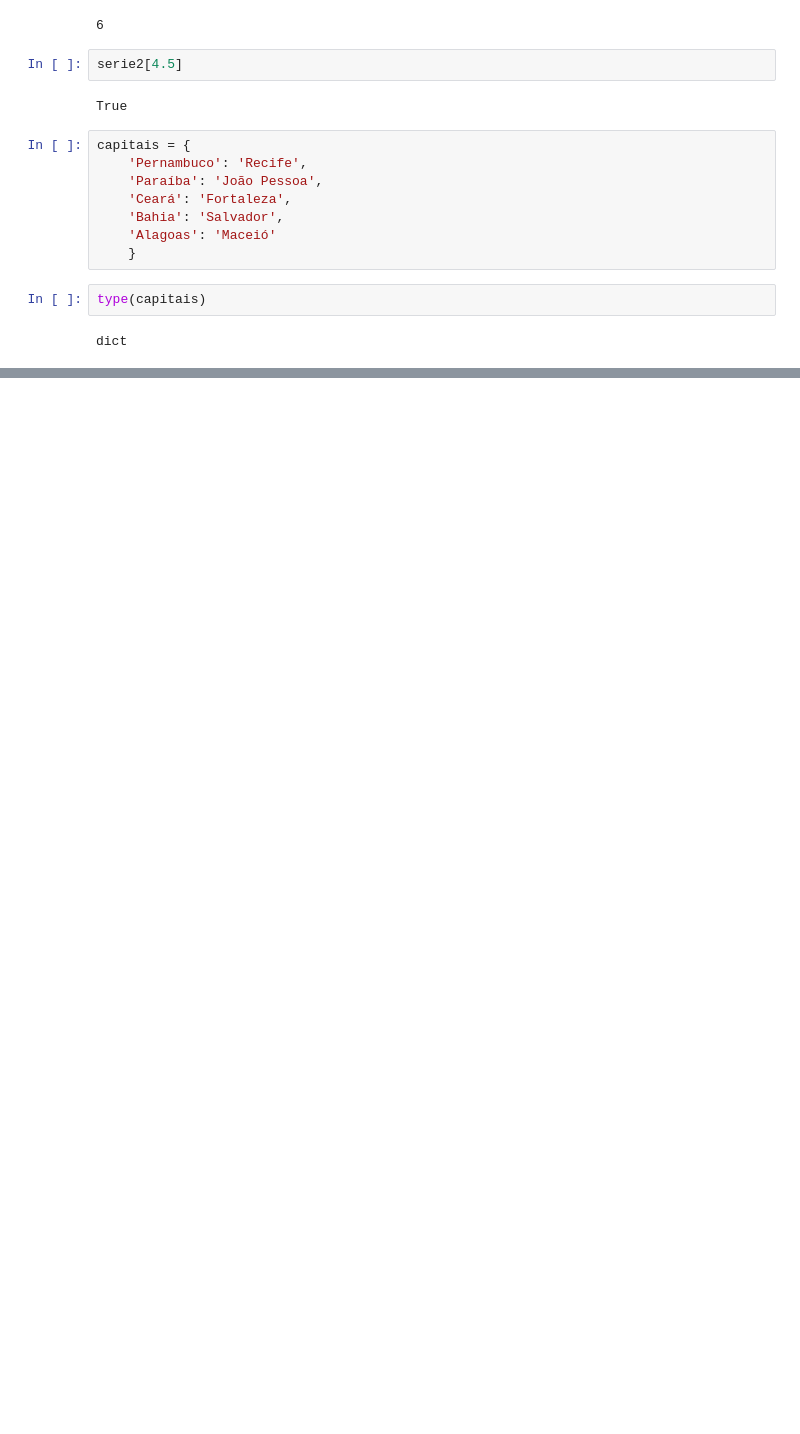
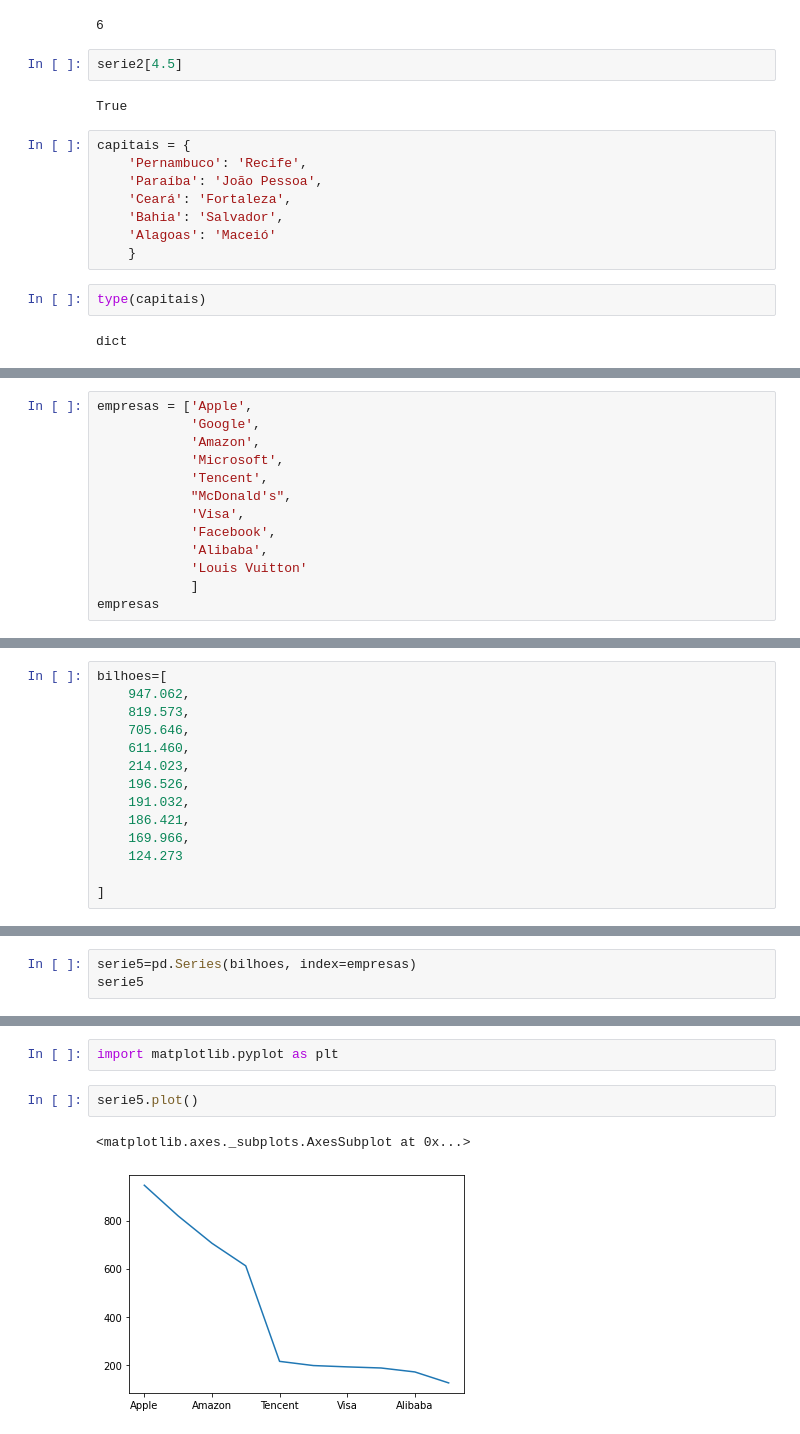
Before and after one commit to guilpassos/Data_Science, a Jupyter notebook: Fuctura_Python3_Aula_Pandas.ipynb, the cells around one changed output, grey strips where cells are left out. Saved outputs shown, nothing was run; the diff lists cells and outputs as text; blank space fills up the shorter version.

```diff
--- a/Fuctura_Python3_Aula_Pandas.ipynb
+++ b/Fuctura_Python3_Aula_Pandas.ipynb
@@ -86,0 +142,13 @@ dict
+# %%
+empresas = ['Apple',
+            'Google',
+            'Amazon',
+            'Microsoft',
+            'Tencent',
+            "McDonald's",
+            'Visa',
+            'Facebook',
+            'Alibaba',
+            'Louis Vuitton'
+            ]
+empresas
@@ -86,0 +166,14 @@ dict
+# %%
+bilhoes=[
+    947.062,
+    819.573,
+    705.646,
+    611.460,
+    214.023,
+    196.526,
+    191.032,
+    186.421,
+    169.966,
+    124.273
+
+]
@@ -86,0 +193,3 @@ dict
+# %%
+serie5=pd.Series(bilhoes, index=empresas)
+serie5
@@ -86,0 +208,7 @@ dict
+# %%
+import matplotlib.pyplot as plt
+# %%
+serie5.plot()
+# %% [output]
+<matplotlib.axes._subplots.AxesSubplot at 0x...>
+[figure, added]
```
Also changed, not shown: parts of 43 cells of this notebook.
